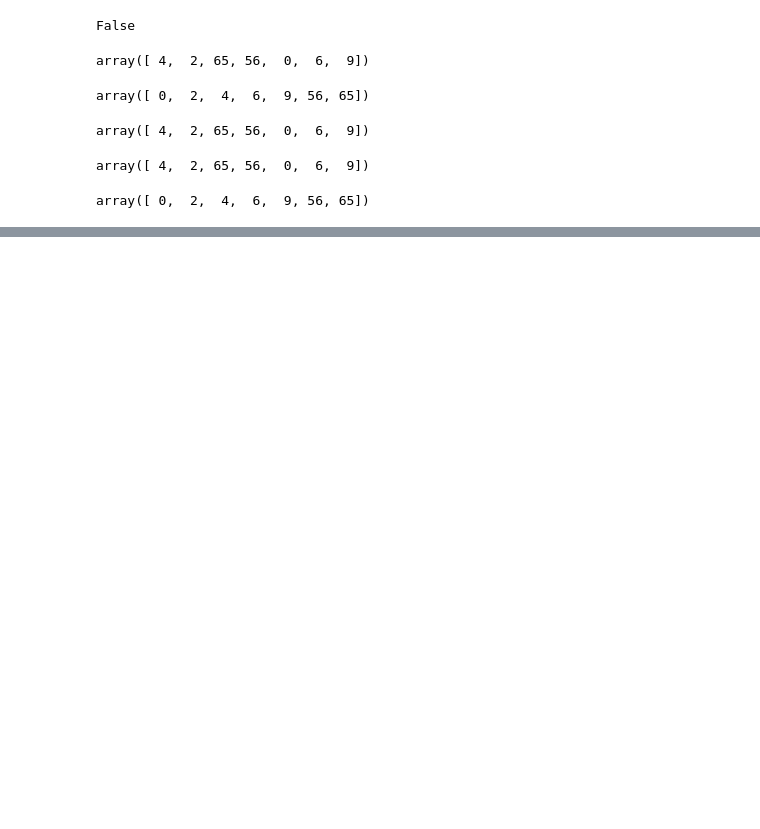
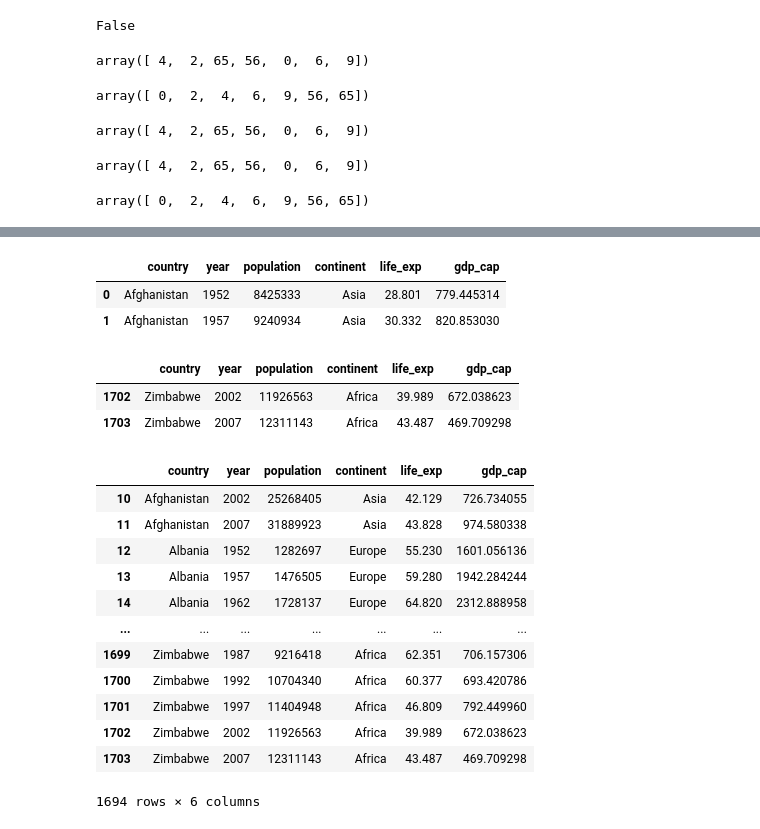
Before and after one commit to jeeet0700/Revision, a Jupyter notebook: numpy_pandas_revision.ipynb, the cells around one changed output, grey strips where cells are left out. Cells and saved outputs as stored; diff of their text form; code cells hidden in the pictures; blank space fills up the shorter version.

```diff
--- a/numpy_pandas_revision.ipynb
+++ b/numpy_pandas_revision.ipynb
@@ -473,0 +608,28 @@ ValueError: Wrong number of columns at line 2
+# %%
+df.head(2)
+# %% [output]
+|  | country | year | population | continent | life_exp | gdp_cap |
+| 0 | Afghanistan | 1952 | 8425333 | Asia | 28.801 | 779.445314 |
+| 1 | Afghanistan | 1957 | 9240934 | Asia | 30.332 | 820.853030 |
+# %%
+df.tail(2)
+# %% [output]
+|  | country | year | population | continent | life_exp | gdp_cap |
+| 1702 | Zimbabwe | 2002 | 11926563 | Africa | 39.989 | 672.038623 |
+| 1703 | Zimbabwe | 2007 | 12311143 | Africa | 43.487 | 469.709298 |
+# %%
+df.tail(-10)
+# %% [output]
+|  | country | year | population | continent | life_exp | gdp_cap |
+| 10 | Afghanistan | 2002 | 25268405 | Asia | 42.129 | 726.734055 |
+| 11 | Afghanistan | 2007 | 31889923 | Asia | 43.828 | 974.580338 |
+| 12 | Albania | 1952 | 1282697 | Europe | 55.230 | 1601.056136 |
+| 13 | Albania | 1957 | 1476505 | Europe | 59.280 | 1942.284244 |
+| 14 | Albania | 1962 | 1728137 | Europe | 64.820 | 2312.888958 |
+| ... | ... | ... | ... | ... | ... | ... |
+| 1699 | Zimbabwe | 1987 | 9216418 | Africa | 62.351 | 706.157306 |
+| 1700 | Zimbabwe | 1992 | 10704340 | Africa | 60.377 | 693.420786 |
+| 1701 | Zimbabwe | 1997 | 11404948 | Africa | 46.809 | 792.449960 |
+| 1702 | Zimbabwe | 2002 | 11926563 | Africa | 39.989 | 672.038623 |
+| 1703 | Zimbabwe | 2007 | 12311143 | Africa | 43.487 | 469.709298 |
+1694 rows × 6 columns
```
Also changed, not shown: parts of 42 cells of this notebook.
